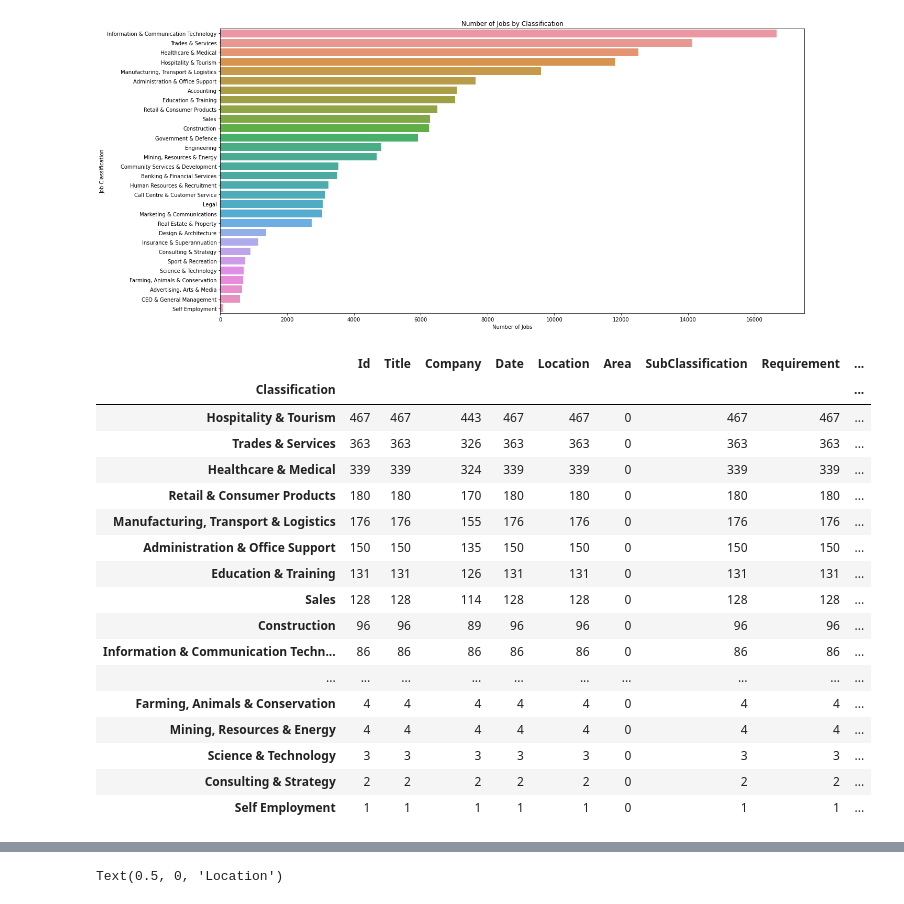
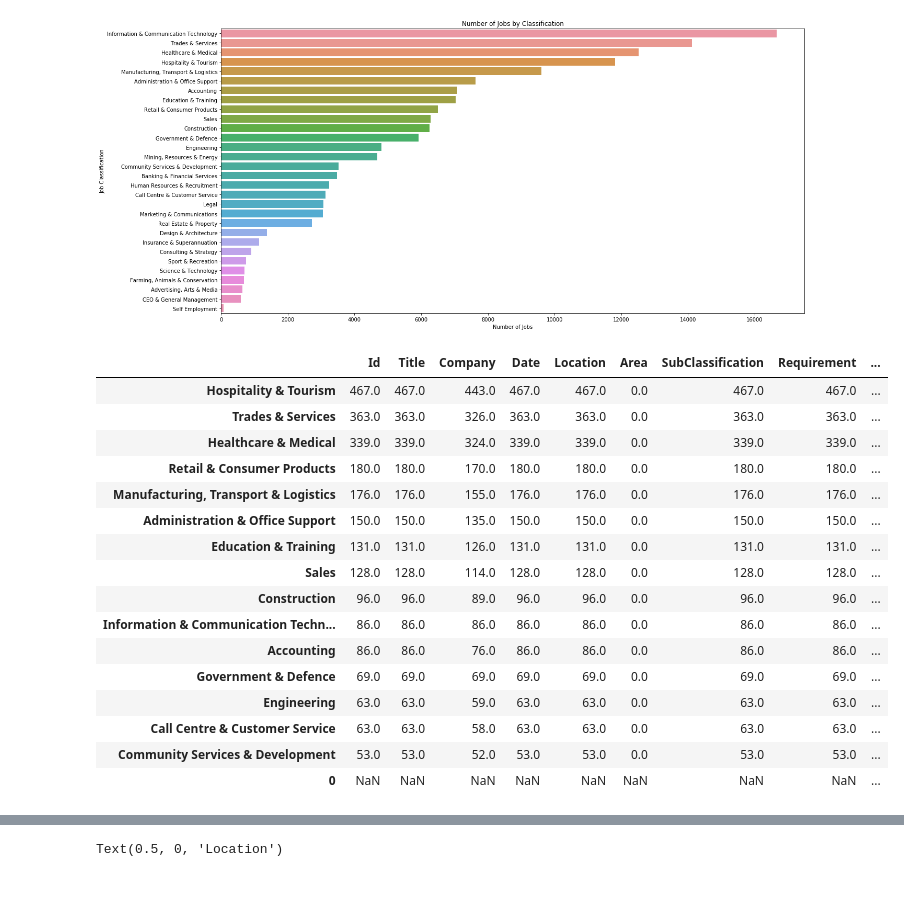
Before and after one commit to subtitled/Big_Data_Analysis_Part_1, a Jupyter notebook: ass1.ipynb, the cells around one changed output, grey strips where cells are left out. Saved outputs shown, nothing was run; the diff lists cells and outputs as text; code cells hidden in the pictures.

```diff
--- a/ass1.ipynb
+++ b/ass1.ipynb
@@ -340,30 +345,36 @@ plt.show()
 # %%
 # Favourite location, job classification market shart pie chart:
 df_marketShare = df[df["Location"] == "Gold Coast"]
 df_marketShare = df_marketShare.groupby('Classification').count()
 df_marketShare['Classification'] = df_marketShare.index
 df_marketShare['Count'] = df_marketShare['Id']
 df_marketShare = df_marketShare.sort_values(by=['Count'], ascending=False)
-df_marketShare
+
+df_marketShareTop = df_marketShare[:15].copy()
+new_row = pd.DataFrame(data = {
+    'Classification' : ['Others'],
+    'Count' : [df_marketShare["Count"][15:].sum()]
+})
+df_marketShareTop = pd.concat([df_marketShareTop, new_row],sort=False)
+df_marketShareTop
 # %% [output]
 |  | Id | Title | Company | Date | Location | Area | SubClassification | Requirement | ... |
-| Classification |  |  |  |  |  |  |  |  | ... |
-| Hospitality & Tourism | 467 | 467 | 443 | 467 | 467 | 0 | 467 | 467 | ... |
-| Trades & Services | 363 | 363 | 326 | 363 | 363 | 0 | 363 | 363 | ... |
-| Healthcare & Medical | 339 | 339 | 324 | 339 | 339 | 0 | 339 | 339 | ... |
-| Retail & Consumer Products | 180 | 180 | 170 | 180 | 180 | 0 | 180 | 180 | ... |
-| Manufacturing, Transport & Logistics | 176 | 176 | 155 | 176 | 176 | 0 | 176 | 176 | ... |
-| Administration & Office Support | 150 | 150 | 135 | 150 | 150 | 0 | 150 | 150 | ... |
-| Education & Training | 131 | 131 | 126 | 131 | 131 | 0 | 131 | 131 | ... |
-| Sales | 128 | 128 | 114 | 128 | 128 | 0 | 128 | 128 | ... |
-| Construction | 96 | 96 | 89 | 96 | 96 | 0 | 96 | 96 | ... |
-| Information & Communication Techn... | 86 | 86 | 86 | 86 | 86 | 0 | 86 | 86 | ... |
-| ... | ... | ... | ... | ... | ... | ... | ... | ... | ... |
-| Farming, Animals & Conservation | 4 | 4 | 4 | 4 | 4 | 0 | 4 | 4 | ... |
-| Mining, Resources & Energy | 4 | 4 | 4 | 4 | 4 | 0 | 4 | 4 | ... |
-| Science & Technology | 3 | 3 | 3 | 3 | 3 | 0 | 3 | 3 | ... |
-| Consulting & Strategy | 2 | 2 | 2 | 2 | 2 | 0 | 2 | 2 | ... |
-| Self Employment | 1 | 1 | 1 | 1 | 1 | 0 | 1 | 1 | ... |
+| Hospitality & Tourism | 467.0 | 467.0 | 443.0 | 467.0 | 467.0 | 0.0 | 467.0 | 467.0 | ... |
+| Trades & Services | 363.0 | 363.0 | 326.0 | 363.0 | 363.0 | 0.0 | 363.0 | 363.0 | ... |
+| Healthcare & Medical | 339.0 | 339.0 | 324.0 | 339.0 | 339.0 | 0.0 | 339.0 | 339.0 | ... |
+| Retail & Consumer Products | 180.0 | 180.0 | 170.0 | 180.0 | 180.0 | 0.0 | 180.0 | 180.0 | ... |
+| Manufacturing, Transport & Logistics | 176.0 | 176.0 | 155.0 | 176.0 | 176.0 | 0.0 | 176.0 | 176.0 | ... |
+| Administration & Office Support | 150.0 | 150.0 | 135.0 | 150.0 | 150.0 | 0.0 | 150.0 | 150.0 | ... |
+| Education & Training | 131.0 | 131.0 | 126.0 | 131.0 | 131.0 | 0.0 | 131.0 | 131.0 | ... |
+| Sales | 128.0 | 128.0 | 114.0 | 128.0 | 128.0 | 0.0 | 128.0 | 128.0 | ... |
+| Construction | 96.0 | 96.0 | 89.0 | 96.0 | 96.0 | 0.0 | 96.0 | 96.0 | ... |
+| Information & Communication Techn... | 86.0 | 86.0 | 86.0 | 86.0 | 86.0 | 0.0 | 86.0 | 86.0 | ... |
+| Accounting | 86.0 | 86.0 | 76.0 | 86.0 | 86.0 | 0.0 | 86.0 | 86.0 | ... |
+| Government & Defence | 69.0 | 69.0 | 69.0 | 69.0 | 69.0 | 0.0 | 69.0 | 69.0 | ... |
+| Engineering | 63.0 | 63.0 | 59.0 | 63.0 | 63.0 | 0.0 | 63.0 | 63.0 | ... |
+| Call Centre & Customer Service | 63.0 | 63.0 | 58.0 | 63.0 | 63.0 | 0.0 | 63.0 | 63.0 | ... |
+| Community Services & Development | 53.0 | 53.0 | 52.0 | 53.0 | 53.0 | 0.0 | 53.0 | 53.0 | ... |
+| 0 | NaN | NaN | NaN | NaN | NaN | NaN | NaN | NaN | ... |
 # %%
 # Chart
 fig, ax = plt.subplots(figsize=(7,7))
```
Also changed, not shown: parts of 5 cells of this notebook.
